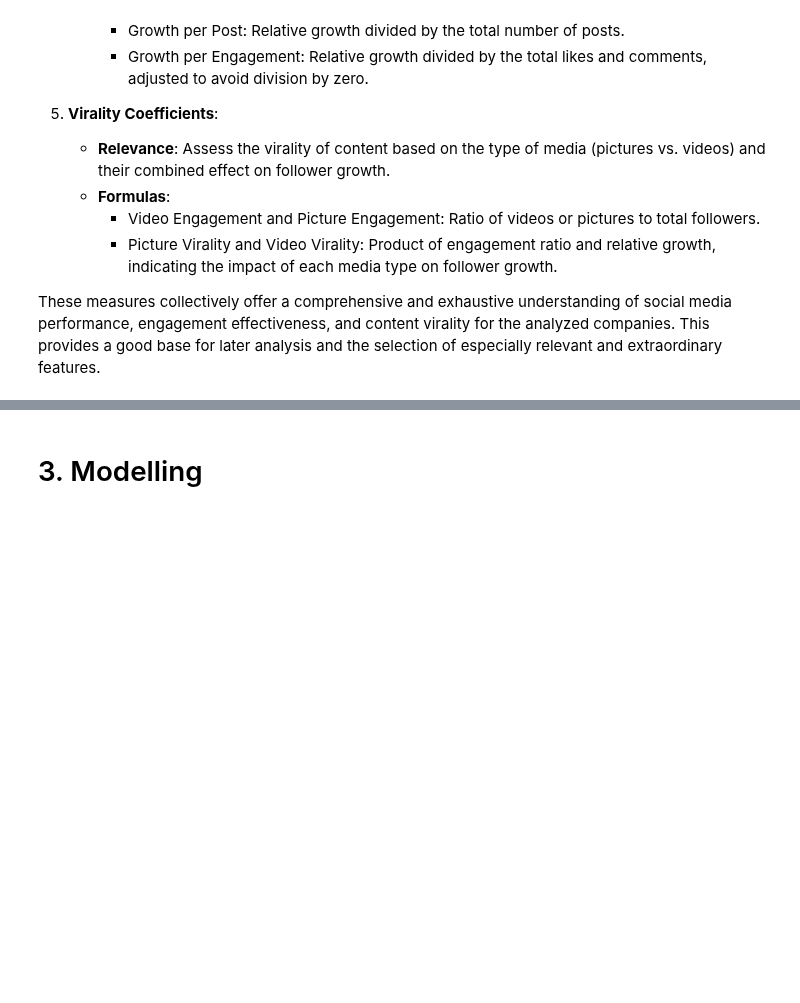
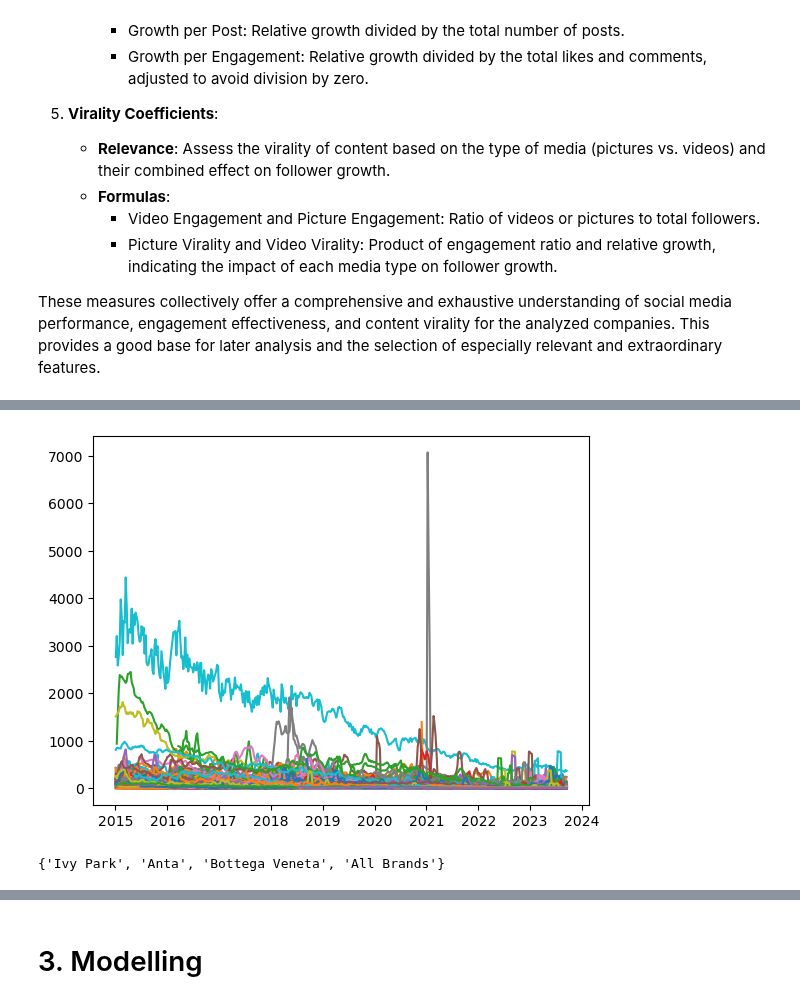
Before and after one commit to noahsta/datathon, a Jupyter notebook: src/main.ipynb, the cells around one changed output, grey strips where cells are left out. Cells and saved outputs as stored; diff of their text form; code cells hidden in the pictures; blank space fills up the shorter version.

```diff
--- a/src/main.ipynb
+++ b/src/main.ipynb
@@ -251,4 +356,9 @@ enriched_data = pd.concat(company_tables.values(), ignore_index=True)
 
 company_tables.keys()
 enriched_data.head()
+
+plt.figure()
+for company in enriched_data["business_entity_doing_business_as_name"].unique():
+    company_data = enriched_data[enriched_data["business_entity_doing_business_as_name"] == company]
+    plt.plot(company_data["period_end_date"], company_data["engagement_rate"])
 # %% [output]
@@ -260,0 +365,34 @@ enriched_data.head()
+[figure, added]
+# %%
+def monthly_max_engagement(df, category):
+    companies = df['business_entity_doing_business_as_name'].unique()
+    ranking = pd.DataFrame(columns=["rank", "n_months"], index=companies, data = np.zeros((len(companies), 2)))
+    top_monthly = []
+
+    df["month"] = pd.to_datetime(df["period_end_date"]).dt.month
+    df["year"] = pd.to_datetime(df["period_end_date"]).dt.year
+    for year in df["year"].unique():
+        df_year = df[df["year"] == year]
+        for month in df_year["month"].unique():
+            df_month = df_year[df_year["month"] == month]
+
+            df_month = df_month.groupby('business_entity_doing_business_as_name').agg({
+                        category: 'mean'      # Summing up the number of videos
+                        }).reset_index()
+
+            df_month = df_month.sort_values(by=[category]).reset_index()
+            top_monthly.append(df_month["business_entity_doing_business_as_name"].iloc[-1])
+
+            for company_current in df_month["business_entity_doing_business_as_name"].unique():
+                a = df_month.index[df_month["business_entity_doing_business_as_name"] == company_current]
+                ranking.loc[company_current, "rank"] += a
+                ranking.loc[company_current, "n_months"] += 1
+
+    ranking["rank"] /= ranking["n_months"]
+    return top_monthly, ranking
+
+
+top_monthly, total_ranking = monthly_max_engagement(enriched_data, category="engagement_rate")
+print(set(top_monthly))
+# %% [output]
+{'Ivy Park', 'Anta', 'Bottega Veneta', 'All Brands'}
```
Also changed, not shown: parts of 7 cells of this notebook, 2 other files.
